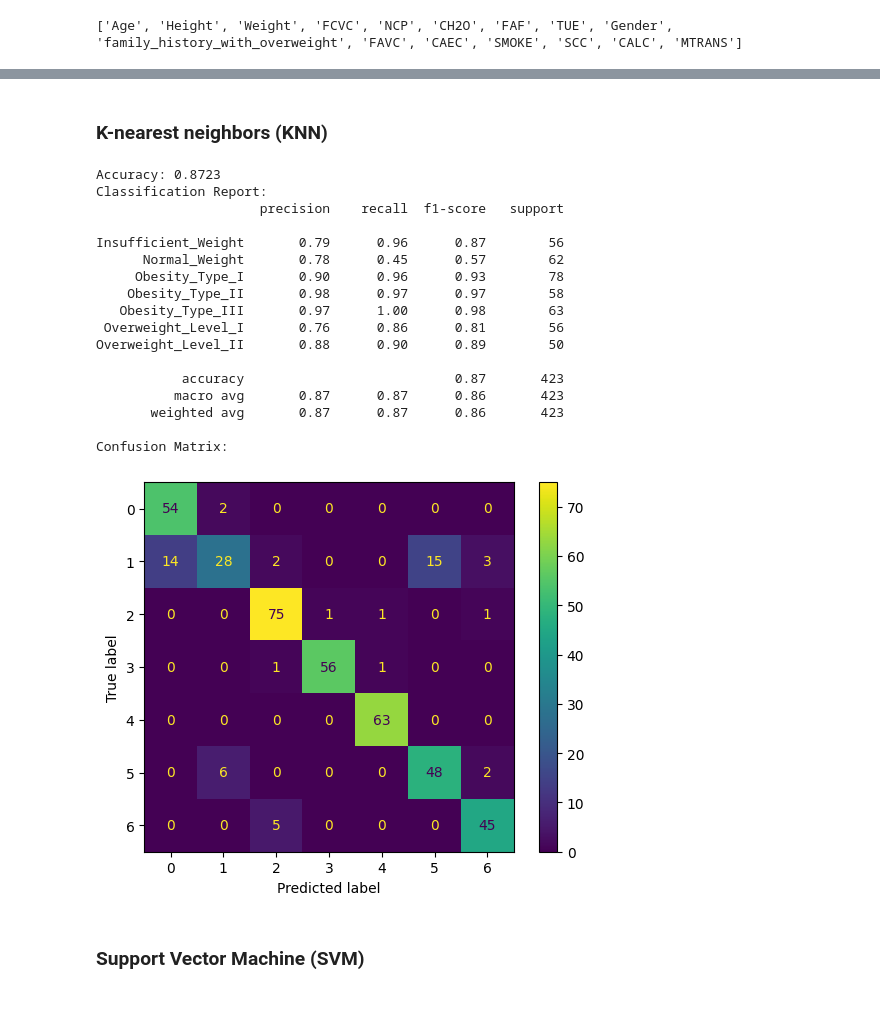
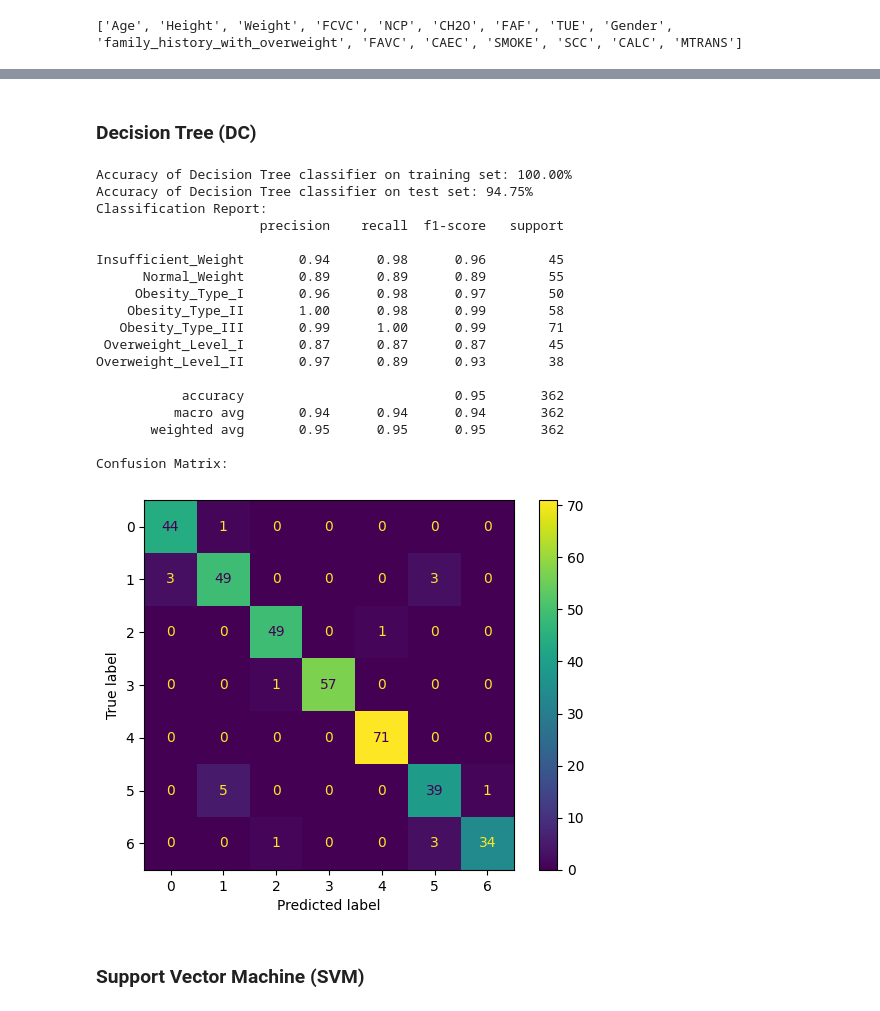
Before and after one commit to dang-nguyendd/ds_data_modelling, a Jupyter notebook: s3759957.ipynb, the cells around one changed output, grey strips where cells are left out. Cells and saved outputs as stored; diff of their text form; code cells hidden in the pictures.

Commit message:
done modelling

```diff
--- a/s3759957.ipynb
+++ b/s3759957.ipynb
@@ -572,3 +575,21 @@ Passing `palette` without assigning `hue` is deprecated and will be removed in v
+# %%
+Q1 = df['Age'].quantile(0.25)
+Q3 = df['Age'].quantile(0.75)
+
+# Calculate the IQR (Interquartile Range)
+IQR = Q3 - Q1
+
+# Define lower and upper bounds for outliers
+lower_bound = Q1 - 1.5 * IQR
+upper_bound = Q3 + 1.5 * IQR
+
+# Remove outliers by filtering the dataframe
+df = df[(df['Age'] >= lower_bound) & (df['Age'] <= upper_bound)]
+# %%
+lower_bound = df['NCP'].quantile(0.05)
+upper_bound = df['NCP'].quantile(0.93)
+
+df = df[(df['NCP'] >= lower_bound) & (df['NCP'] <= upper_bound)]
 # %% [markdown]
 ## Features analysis
 # %% [markdown]
@@ -731,47 +720,48 @@ memory usage: 282.9 KB
-# %% [markdown]
-### K-nearest neighbors (KNN)
+# %% [markdown]
+### Decision Tree (DC)
 # %%
-# Initialize the KNN classifier with 7 neighbors
-knn = KNeighborsClassifier(n_neighbors=7)
+# Create and train the Decision Tree model
+clf = DecisionTreeClassifier().fit(X_train, y_train)
 
-# Fit the model on the training data
-knn.fit(X_train, y_train)
+# Predict on test data
+y_pred = clf.predict(X_test)
 
-# Make predictions on the test set
-y_pred = knn.predict(X_test)
 
-# Evaluate the model
-accuracy = accuracy_score(y_test, y_pred)
+y_pred = clf.predict(X_test)
 conf_matrix = confusion_matrix(y_test, y_pred)
 class_report = classification_report(y_test, y_pred)
 
 # Print the evaluation metrics
-print(f"Accuracy: {accuracy:.4f}")
+print('Accuracy of Decision Tree classifier on training set: {:.2f}%'
+     .format(clf.score(X_train, y_train) * 100))
+print('Accuracy of Decision Tree classifier on test set: {:.2f}%'
+     .format(clf.score(X_test, y_test) * 100))
 print("Classification Report:")
 print(class_report)
 print("Confusion Matrix:")
 disp = ConfusionMatrixDisplay(confusion_matrix=conf_matrix)
 disp.plot()
 plt.show()
 # %% [output]
-Accuracy: 0.8723
+Accuracy of Decision Tree classifier on training set: 100.00%
+Accuracy of Decision Tree classifier on test set: 94.75%
 Classification Report:
                      precision    recall  f1-score   support
 
-Insufficient_Weight       0.79      0.96      0.87        56
-      Normal_Weight       0.78      0.45      0.57        62
-     Obesity_Type_I       0.90      0.96      0.93        78
-    Obesity_Type_II       0.98      0.97      0.97        58
-   Obesity_Type_III       0.97      1.00      0.98        63
- Overweight_Level_I       0.76      0.86      0.81        56
-Overweight_Level_II       0.88      0.90      0.89        50
+Insufficient_Weight       0.94      0.98      0.96        45
+      Normal_Weight       0.89      0.89      0.89        55
+     Obesity_Type_I       0.96      0.98      0.97        50
+    Obesity_Type_II       1.00      0.98      0.99        58
+   Obesity_Type_III       0.99      1.00      0.99        71
+ Overweight_Level_I       0.87      0.87      0.87        45
+Overweight_Level_II       0.97      0.89      0.93        38
 
-           accuracy                           0.87       423
-          macro avg       0.87      0.87      0.86       423
-       weighted avg       0.87      0.87      0.86       423
+           accuracy                           0.95       362
+          macro avg       0.94      0.94      0.94       362
+       weighted avg       0.95      0.95      0.95       362
 
 Confusion Matrix:
-[figure, old version]
+[figure, new version]
 # %% [markdown]
 ### Support Vector Machine (SVM)
 # %%
```
Also changed, not shown: parts of 20 cells of this notebook.
